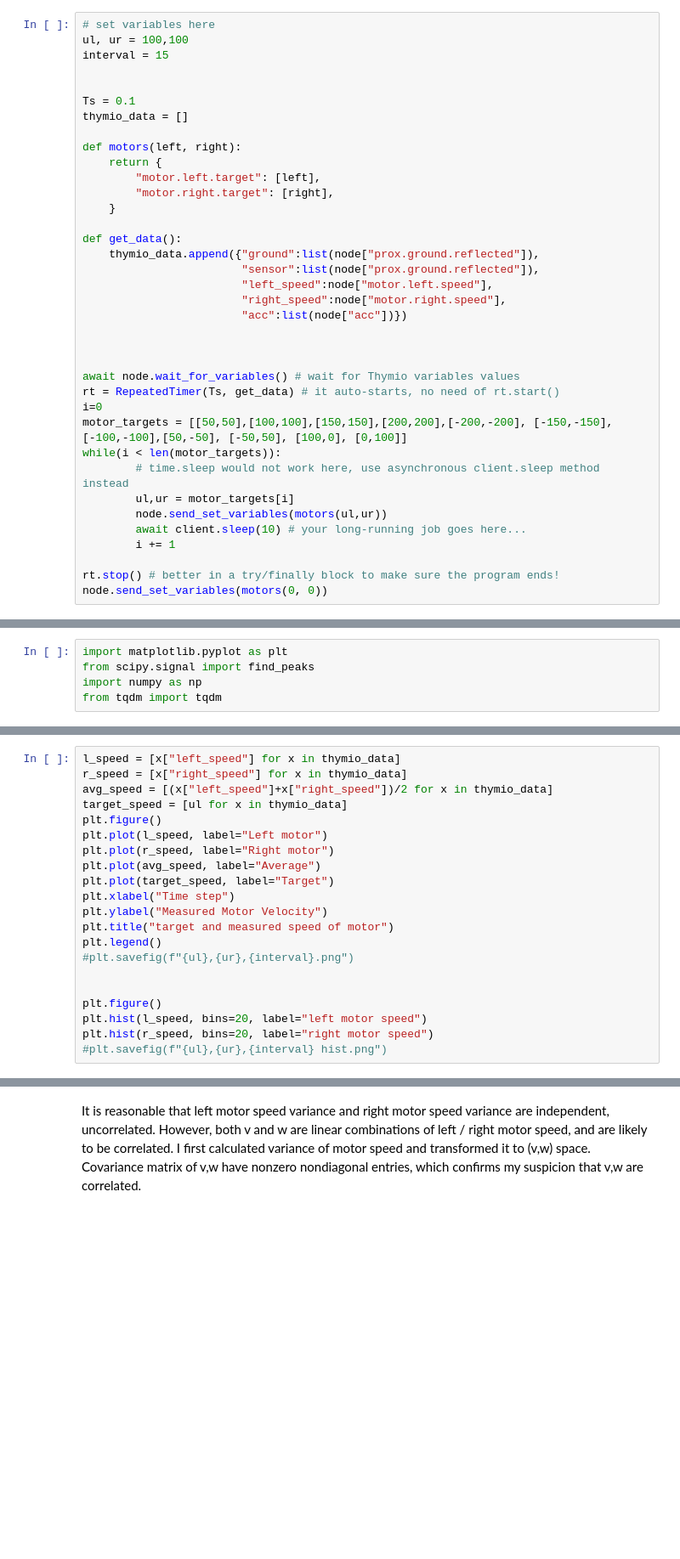
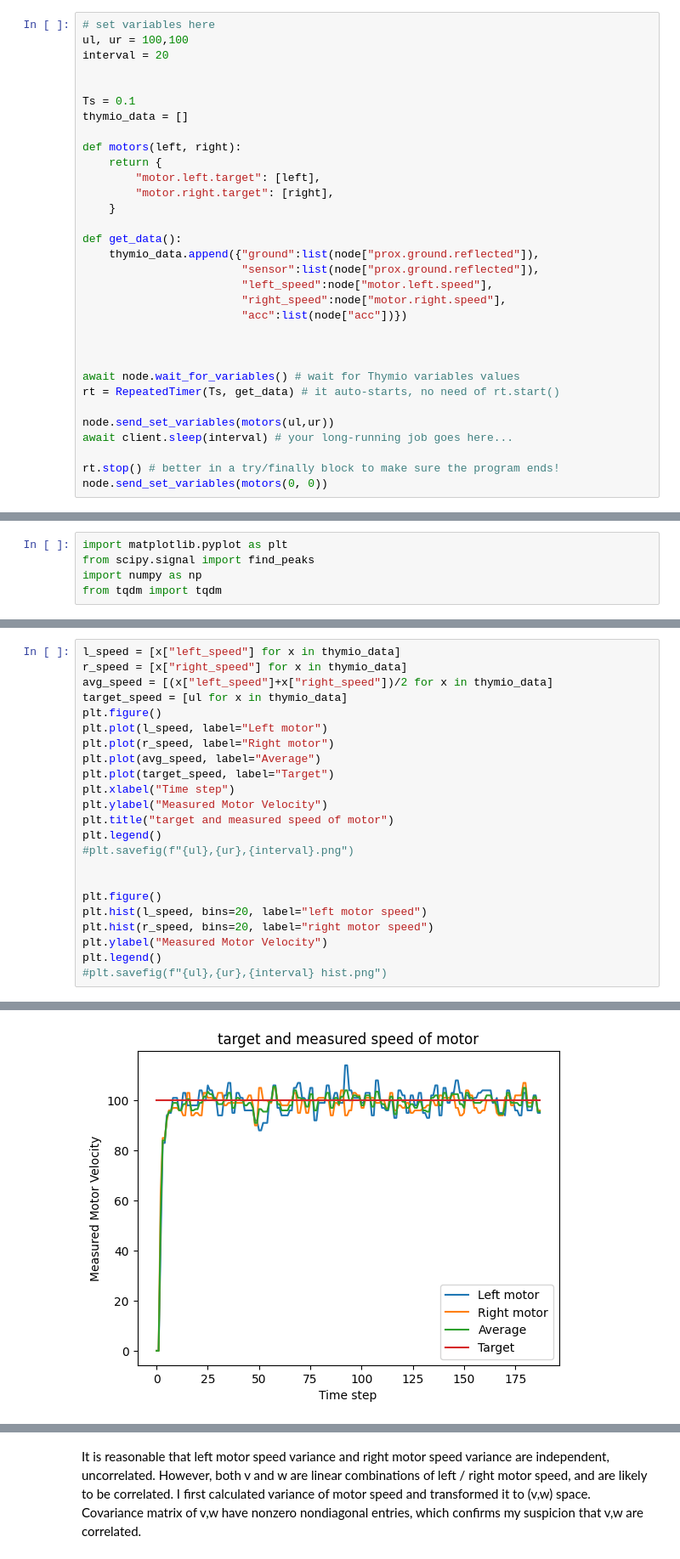
Before and after one commit to aorellanat/BOMR_project, a Jupyter notebook: src/calibration.ipynb, the cells around one changed output, grey strips where cells are left out. Shown: that part at 85% size. Saved outputs shown, nothing was run; the diff lists cells and outputs as text; blank space fills up the shorter version.

```diff
--- a/src/calibration.ipynb
+++ b/src/calibration.ipynb
@@ -35,7 +35,7 @@ class RepeatedTimer(object):
 # %%
 # set variables here
 ul, ur = 100,100
-interval = 15
+interval = 20
 
 
 Ts = 0.1
@@ -58,14 +58,9 @@ def get_data():
 
 await node.wait_for_variables() # wait for Thymio variables values
 rt = RepeatedTimer(Ts, get_data) # it auto-starts, no need of rt.start()
-i=0
-motor_targets = [[50,50],[100,100],[150,150],[200,200],[-200,-200], [-150,-150], [-100,-100],[50,-50], [-50,50], [100,0], [0,100]]
-while(i < len(motor_targets)):
-        # time.sleep would not work here, use asynchronous client.sleep method instead
-        ul,ur = motor_targets[i]
-        node.send_set_variables(motors(ul,ur))
-        await client.sleep(10) # your long-running job goes here...
-        i += 1
+
+node.send_set_variables(motors(ul,ur))
+await client.sleep(interval) # your long-running job goes here...
 
 rt.stop() # better in a try/finally block to make sure the program ends!
 node.send_set_variables(motors(0, 0))
@@ -113,4 +112,7 @@ plt.legend()
 plt.figure()
 plt.hist(l_speed, bins=20, label="left motor speed")
 plt.hist(r_speed, bins=20, label="right motor speed")
+plt.ylabel("Measured Motor Velocity")
+plt.legend()
 #plt.savefig(f"{ul},{ur},{interval} hist.png")
+# %% [output]
@@ -116,0 +120 @@ plt.hist(r_speed, bins=20, label="right motor speed")
+[figure, added]
```
Also changed, not shown: parts of 8 cells of this notebook, 9 other files.
